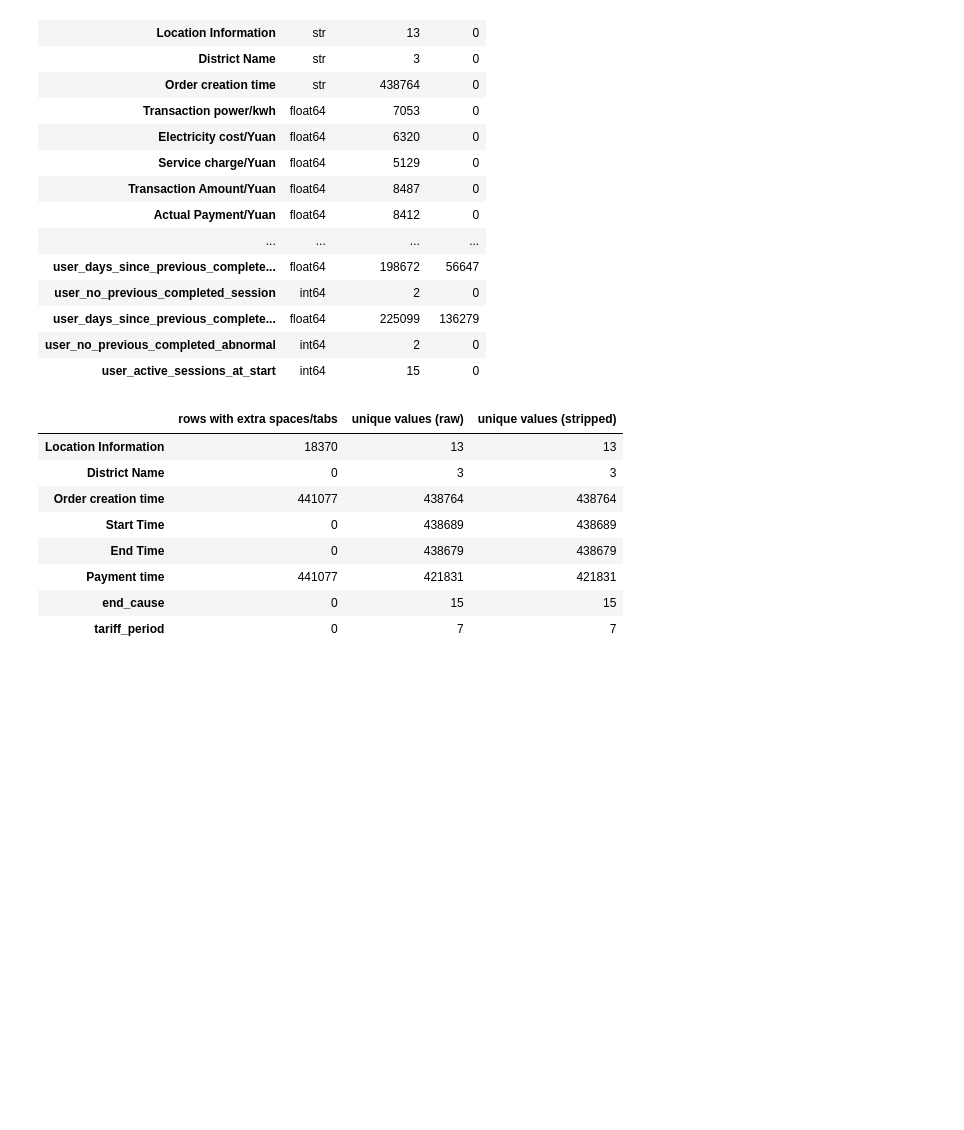
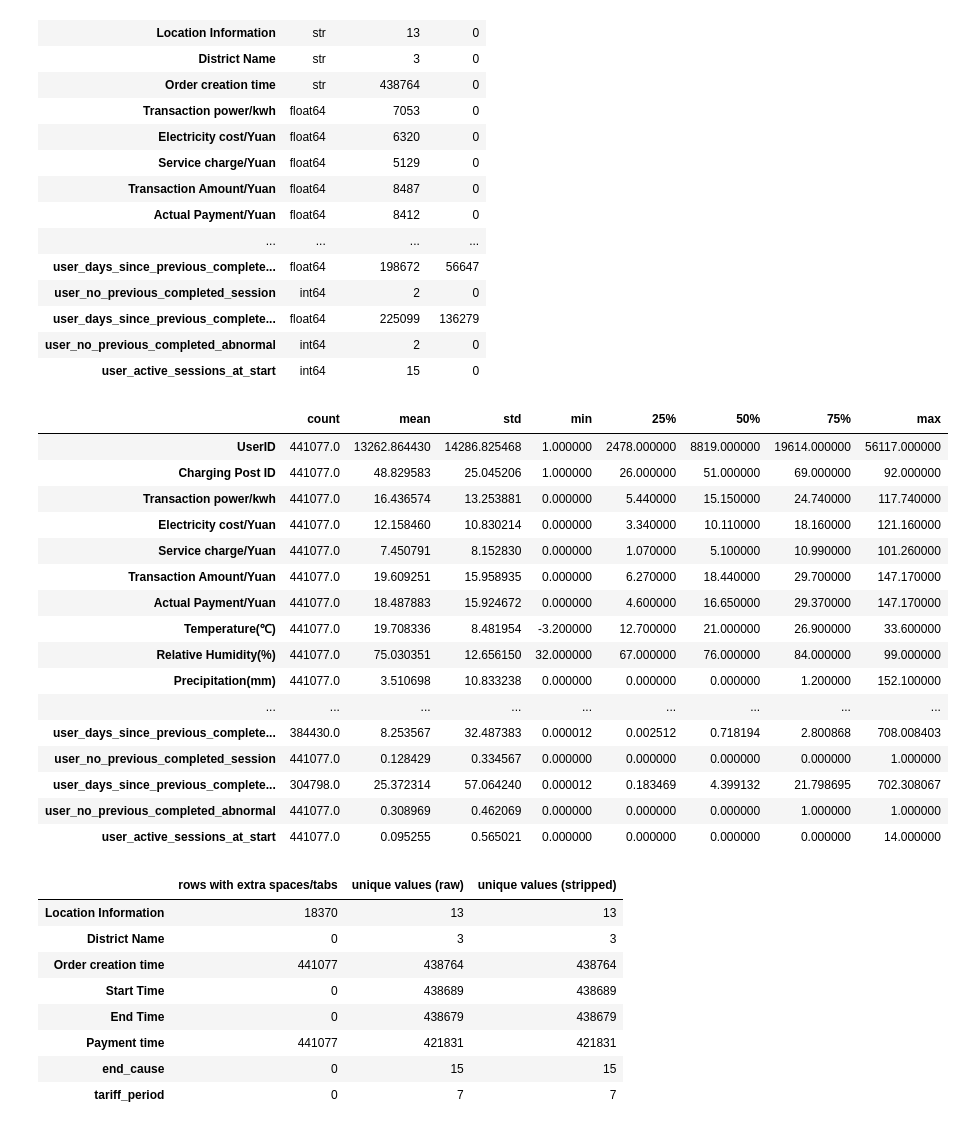
Before and after one commit to AmirMasnavi/MINDD, a Jupyter notebook: TP1_Task1_Merged.ipynb, the cells around one changed output. Cells and saved outputs as stored; diff of their text form; code cells hidden in the pictures; blank space fills up the shorter version.

```diff
--- a/TP1_Task1_Merged.ipynb
+++ b/TP1_Task1_Merged.ipynb
@@ -162,6 +161,26 @@ display(overview)
 | user_days_since_previous_complete... | float64 | 225099 | 136279 |
 | user_no_previous_completed_abnormal | int64 | 2 | 0 |
 | user_active_sessions_at_start | int64 | 15 | 0 |
+# %%
+raw.describe().T
+# %% [output]
+|  | count | mean | std | min | 25% | 50% | 75% | max |
+| UserID | 441077.0 | 13262.864430 | 14286.825468 | 1.000000 | 2478.000000 | 8819.000000 | 19614.000000 | 56117.000000 |
+| Charging Post ID | 441077.0 | 48.829583 | 25.045206 | 1.000000 | 26.000000 | 51.000000 | 69.000000 | 92.000000 |
+| Transaction power/kwh | 441077.0 | 16.436574 | 13.253881 | 0.000000 | 5.440000 | 15.150000 | 24.740000 | 117.740000 |
+| Electricity cost/Yuan | 441077.0 | 12.158460 | 10.830214 | 0.000000 | 3.340000 | 10.110000 | 18.160000 | 121.160000 |
+| Service charge/Yuan | 441077.0 | 7.450791 | 8.152830 | 0.000000 | 1.070000 | 5.100000 | 10.990000 | 101.260000 |
+| Transaction Amount/Yuan | 441077.0 | 19.609251 | 15.958935 | 0.000000 | 6.270000 | 18.440000 | 29.700000 | 147.170000 |
+| Actual Payment/Yuan | 441077.0 | 18.487883 | 15.924672 | 0.000000 | 4.600000 | 16.650000 | 29.370000 | 147.170000 |
+| Temperature(℃) | 441077.0 | 19.708336 | 8.481954 | -3.200000 | 12.700000 | 21.000000 | 26.900000 | 33.600000 |
+| Relative Humidity(%) | 441077.0 | 75.030351 | 12.656150 | 32.000000 | 67.000000 | 76.000000 | 84.000000 | 99.000000 |
+| Precipitation(mm) | 441077.0 | 3.510698 | 10.833238 | 0.000000 | 0.000000 | 0.000000 | 1.200000 | 152.100000 |
+| ... | ... | ... | ... | ... | ... | ... | ... | ... |
+| user_days_since_previous_complete... | 384430.0 | 8.253567 | 32.487383 | 0.000012 | 0.002512 | 0.718194 | 2.800868 | 708.008403 |
+| user_no_previous_completed_session | 441077.0 | 0.128429 | 0.334567 | 0.000000 | 0.000000 | 0.000000 | 0.000000 | 1.000000 |
+| user_days_since_previous_complete... | 304798.0 | 25.372314 | 57.064240 | 0.000012 | 0.183469 | 4.399132 | 21.798695 | 702.308067 |
+| user_no_previous_completed_abnormal | 441077.0 | 0.308969 | 0.462069 | 0.000000 | 0.000000 | 0.000000 | 1.000000 | 1.000000 |
+| user_active_sessions_at_start | 441077.0 | 0.095255 | 0.565021 | 0.000000 | 0.000000 | 0.000000 | 0.000000 | 14.000000 |
 # %%
 # Hidden spaces or tabs would create duplicated categories ("Park" vs "Park\t") and break date parsing.
 text_cols = raw.select_dtypes(include=["object", "string"]).columns
```
Also changed, not shown: parts of 20 cells of this notebook.
